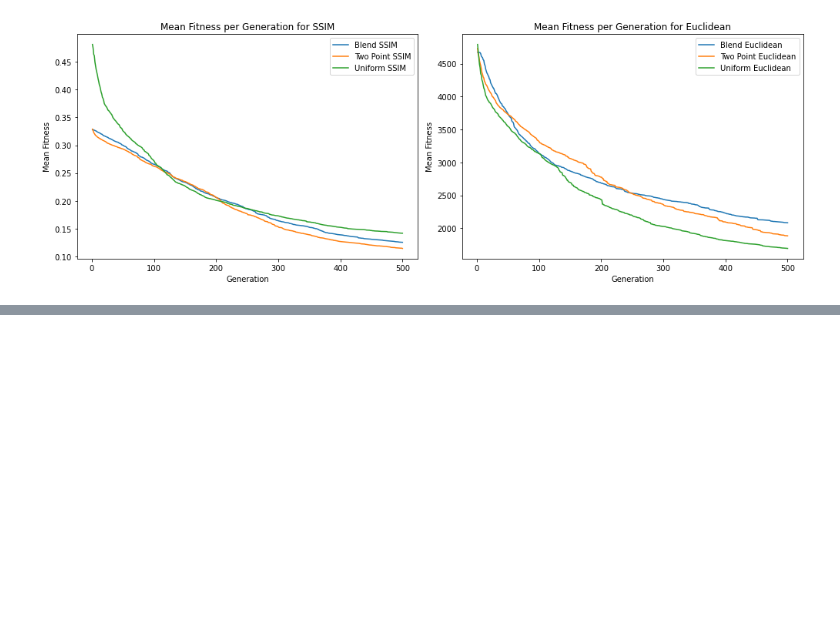
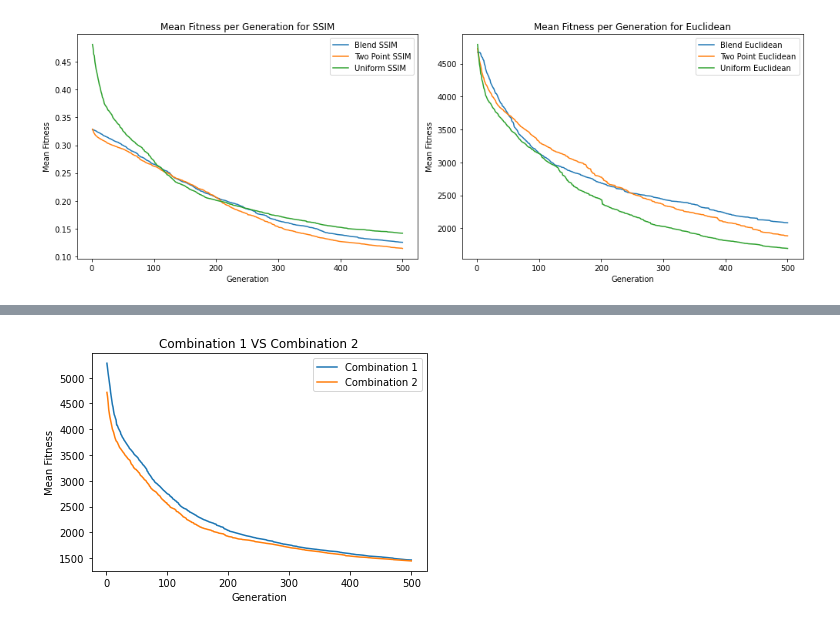
Before and after one commit to beatrizdsantosss/cifo-project, a Jupyter notebook: Main.ipynb, the cells around one changed output, grey strips where cells are left out. Cells and saved outputs as stored; diff of their text form; code cells hidden in the pictures; blank space fills up the shorter version.

```diff
--- a/Main.ipynb
+++ b/Main.ipynb
@@ -325,0 +376,32 @@ Generation 550, Best Fitness: 1668.457970702289
+# %%
+def process_fitness_file(filename, normalize=False):
+    with open(filename, "r") as file:
+        fitness_values = [float(line.strip()) for line in file]
+
+    num_generations_per_run = 500
+    num_runs = len(fitness_values) // num_generations_per_run
+
+    fitness_values = np.array(fitness_values)
+    fitness_values = fitness_values.reshape(num_runs, num_generations_per_run)
+
+    if normalize:
+        min_value = np.min(fitness_values)
+        max_value = np.max(fitness_values)
+        fitness_values = (fitness_values - min_value) / (max_value - min_value)
+
+    mean_fitness_per_generation = np.mean(fitness_values, axis=0)
+
+    return mean_fitness_per_generation
+
+mean_fitness_comb1 = process_fitness_file("fitness_values_combination1.txt")
+mean_fitness_comb2 = process_fitness_file("fitness_values_combination2.txt")
+
+plt.plot(range(1, 501), mean_fitness_comb1, label='Combination 1')
+plt.plot(range(1, 501), mean_fitness_comb2, label='Combination 2')
+plt.xlabel('Generation')
+plt.ylabel('Mean Fitness')
+plt.title('Combination 1 VS Combination 2')
+plt.legend()
+plt.show()
+# %% [output]
+[figure, added]
```
Also changed, not shown: parts of 15 cells of this notebook.
